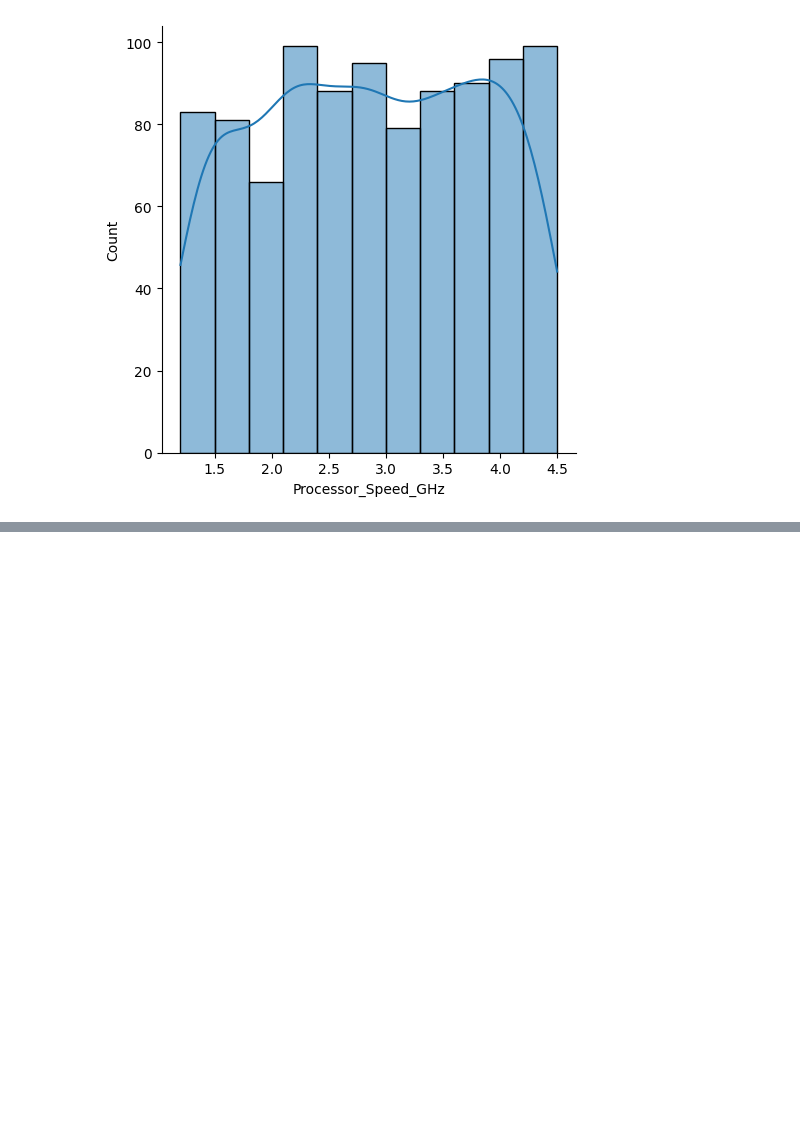
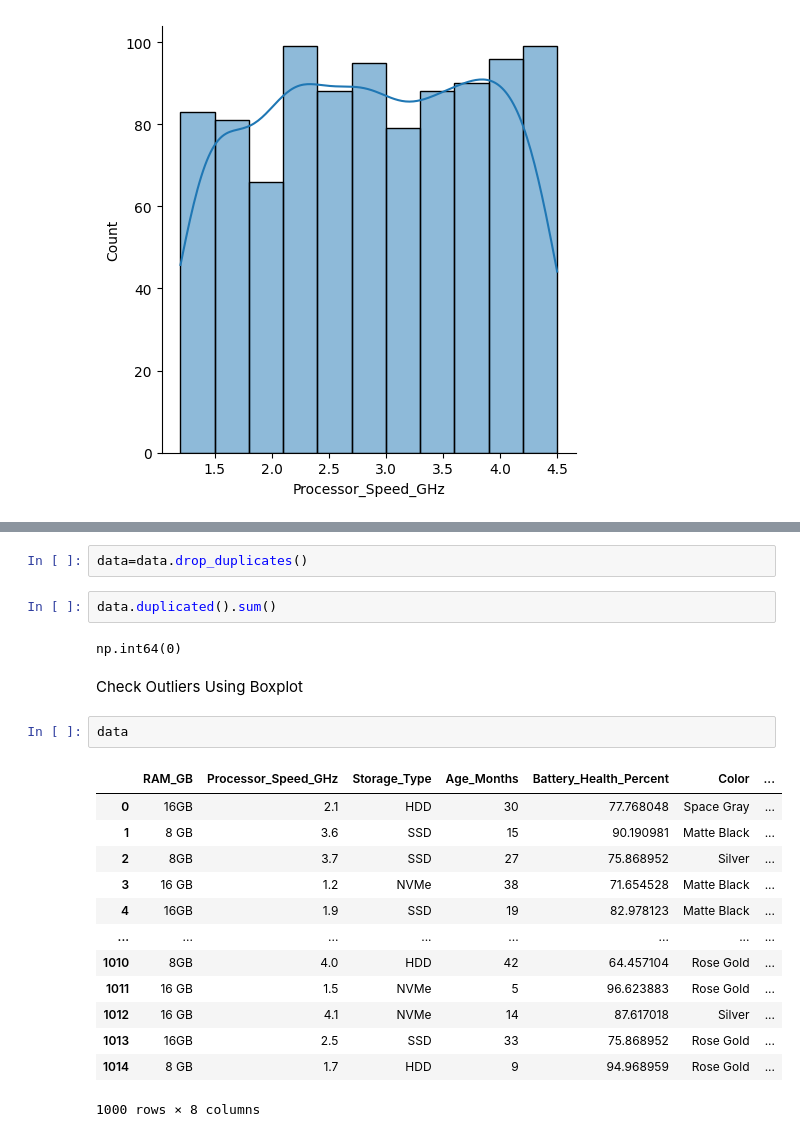
Before and after one commit to vishva0710/ML-From-Scratch, a Jupyter notebook: Machine-Learning/Linear-Regression/find_the_laptop_prices_using_LR.ipynb, the cells around one changed output, grey strips where cells are left out. Cells and saved outputs as stored; diff of their text form; blank space fills up the shorter version.

```diff
--- a/Machine-Learning/Linear-Regression/find_the_laptop_prices_using_LR.ipynb
+++ b/Machine-Learning/Linear-Regression/find_the_laptop_prices_using_LR.ipynb
@@ -45,0 +191,24 @@ Check Duplicates
+# %%
+data=data.drop_duplicates()
+# %%
+data.duplicated().sum()
+# %% [output]
+np.int64(0)
+# %% [markdown]
+Check Outliers Using Boxplot
+# %%
+data
+# %% [output]
+|  | RAM_GB | Processor_Speed_GHz | Storage_Type | Age_Months | Battery_Health_Percent | Color | ... |
+| 0 | 16GB | 2.1 | HDD | 30 | 77.768048 | Space Gray | ... |
+| 1 | 8 GB | 3.6 | SSD | 15 | 90.190981 | Matte Black | ... |
+| 2 | 8GB | 3.7 | SSD | 27 | 75.868952 | Silver | ... |
+| 3 | 16 GB | 1.2 | NVMe | 38 | 71.654528 | Matte Black | ... |
+| 4 | 16GB | 1.9 | SSD | 19 | 82.978123 | Matte Black | ... |
+| ... | ... | ... | ... | ... | ... | ... | ... |
+| 1010 | 8GB | 4.0 | HDD | 42 | 64.457104 | Rose Gold | ... |
+| 1011 | 16 GB | 1.5 | NVMe | 5 | 96.623883 | Rose Gold | ... |
+| 1012 | 16 GB | 4.1 | NVMe | 14 | 87.617018 | Silver | ... |
+| 1013 | 16GB | 2.5 | SSD | 33 | 75.868952 | Rose Gold | ... |
+| 1014 | 8 GB | 1.7 | HDD | 9 | 94.968959 | Rose Gold | ... |
+1000 rows × 8 columns
```
Also changed, not shown: parts of 18 cells of this notebook.
